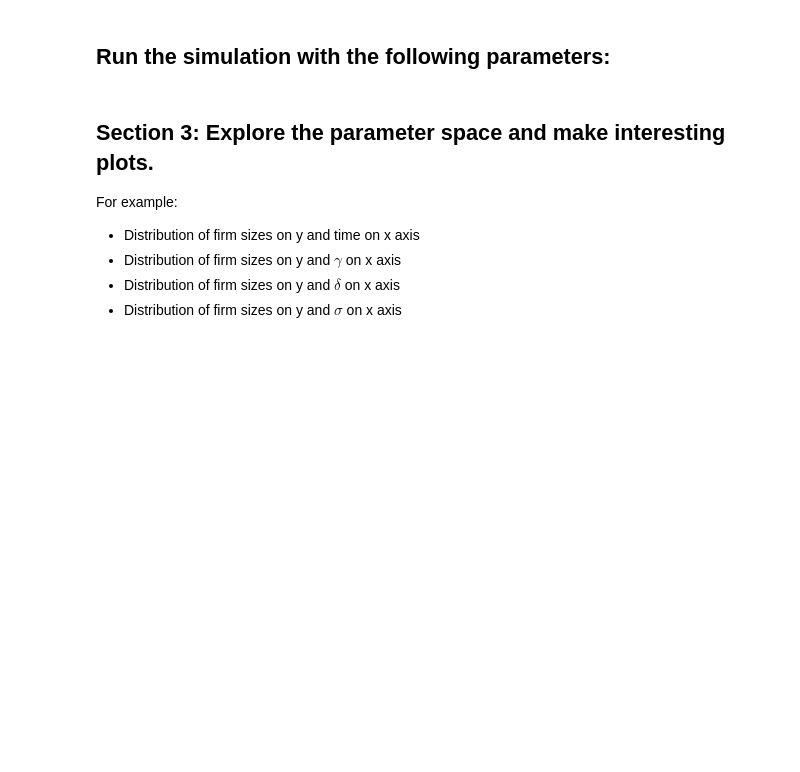
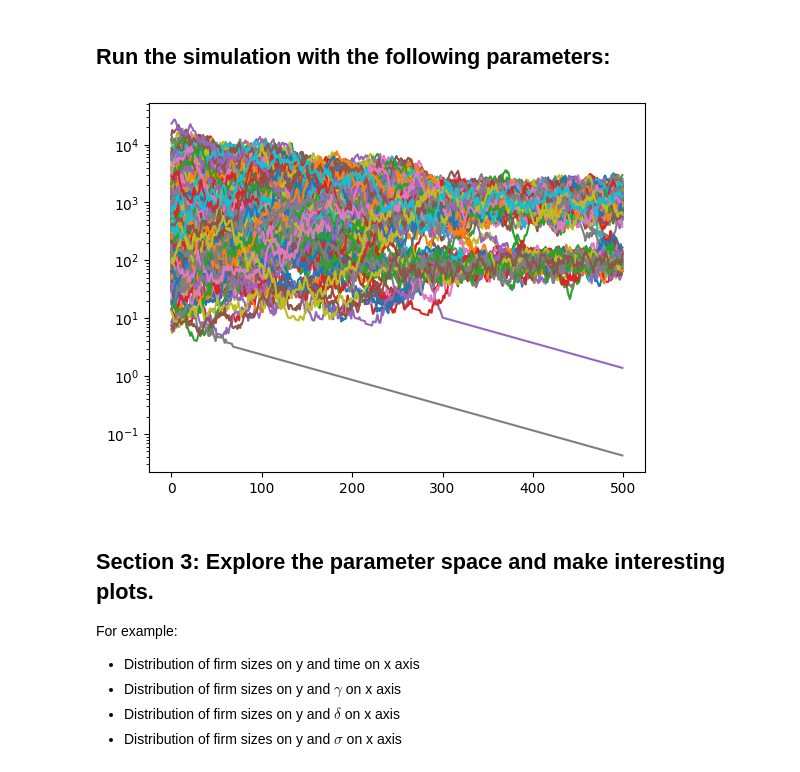
Before and after one commit to alexmakassiouk/eth-agent-based-modeling-of-economic-systems, a Jupyter notebook: repetition/6_interacting_firm_growth.ipynb, the cells around one changed output. Drawn from its saved outputs; the diff is of its cells as text; code cells hidden in the pictures; blank space fills up the shorter version.

```diff
--- a/repetition/6_interacting_firm_growth.ipynb
+++ b/repetition/6_interacting_firm_growth.ipynb
@@ -21,28 +21,47 @@ from mesa import Agent, Model
 from mesa.time import RandomActivation
 from mesa import DataCollector
 # %%
+import random
+
+
 class Firm(Agent):
     """A Firm agent with a given size, part of an economic model."""
 
     def __init__(self, unique_id: int, model: "FirmModel", size: float):
         super().__init__(unique_id, model)
         self.size = size
+        self.model = model
 
     def step(self) -> None:
         # your agent's actions
-        pass
+        interactive_firm = self.select_partner()
+        if interactive_firm:
+            my_win_prob = self.calculate_win_probability(interactive_firm)
+            rnd = random.random()
+            if rnd<=my_win_prob:
+                interactive_firm.pay(self)
+            else:
+                self.pay(interactive_firm)
 
     def calculate_win_probability(self, partner: "Firm") -> float:
         # compute the win probability based on the size of the two firms
-        pass
+        if self.model.large_firm_advantage:
+            return self.size/(self.size+partner.size)
+        else:
+            return partner.size/(self.size+partner.size)
 
     def pay(self, partner: "Firm") -> None:
         """Transfer a fraction of the firm's size to a partner firm."""
-        pass
+        partner.size+=self.model.gamma*self.size
+        self.size-=self.model.gamma*self.size
 
-    def select_partner(self) -> "Firm":
+    def select_partner(self) -> "Firm | None":
         """Select an other firm from the model that is within this firm's size interval (self) and return it."""
-        pass
+        valid_firms = [firm for firm in self.model.firms if self.size/firm.size > 1/self.model.delta and self.size/firm.size < self.model.delta]
+        if len(valid_firms) == 0:
+            return None
+        else:
+            return random.choice(valid_firms)
 
 
 class FirmModel(Model):
@@ -93,7 +112,7 @@ from tqdm import tqdm, trange
 import random
 
 # Example usage
-N = 1000  # Number of firms
+N = 500  # Number of firms
 m = 6.0  # Mean of the log-normal distribution
 s = 1.5  # Standard deviation of the log-normal distribution
 delta = 2  # Range factor for interaction
@@ -102,10 +121,23 @@ gamma = 0.1  # Size exchange in interactions
 # set seed for reproducibility
 np.random.seed(0)
 random.seed(0)
-model_winner_take_all = FirmModel(N, m, s, delta, gamma, large_firm_advantage=True)
+model_winner_take_all = FirmModel(N, m, s, delta, gamma, large_firm_advantage=False)
 
 for i in trange(500):
     model_winner_take_all.step()
+# %%
+import matplotlib.pyplot as plt
+
+firm_sizes = model_winner_take_all.datacollector.get_model_vars_dataframe()["Firm_sizes"].to_numpy()
+firm_sizes = np.array([np.array(element) for element in firm_sizes])
+
+plt.figure()
+for i in range(len(firm_sizes[0])):
+    plt.plot(firm_sizes[:,i])
+plt.yscale("log")
+plt.show()
+# %% [output]
+[figure, added]
 # %% [markdown]
 ## Section 3: Explore the parameter space and make interesting plots.
 
```
